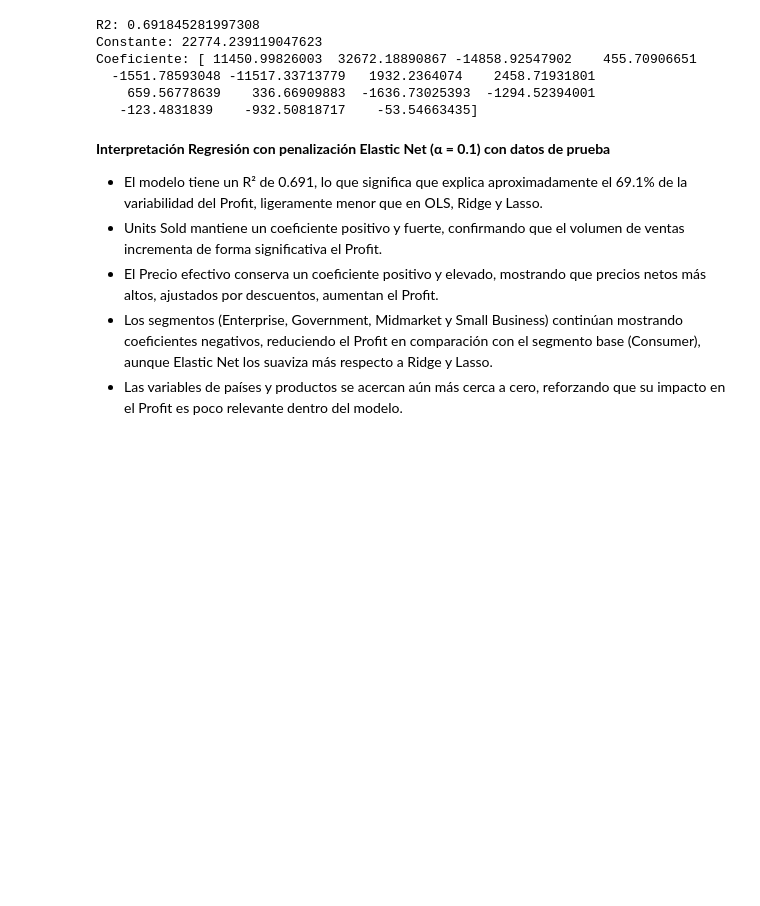
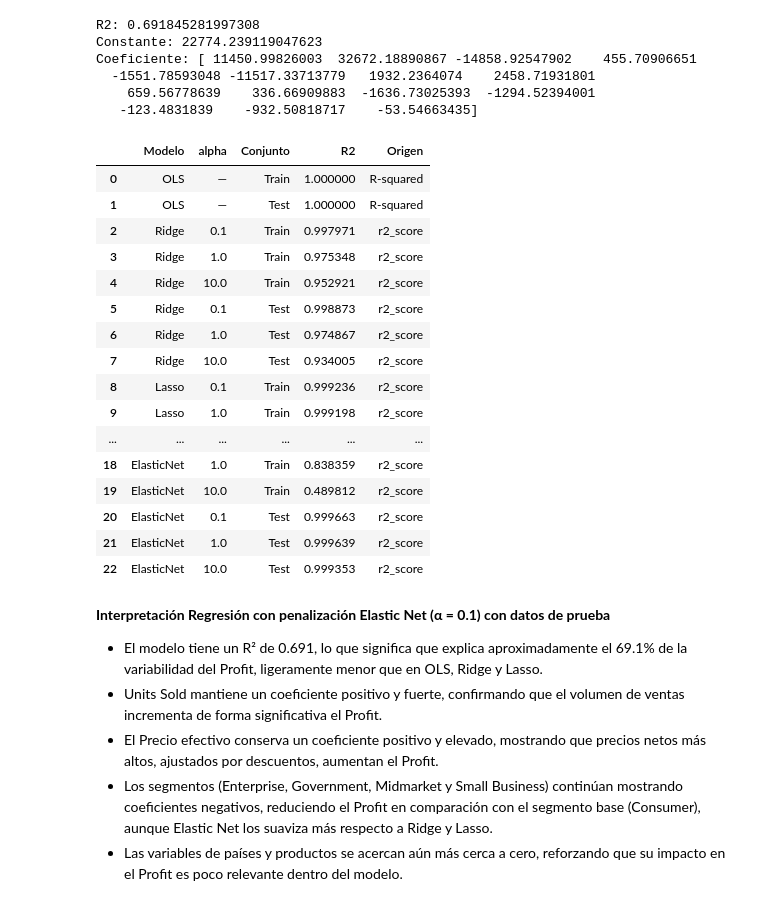
Before and after one commit to GonzaloCanoP/P01-Proyecto-Lab-Aprednizaje-Estadistico, a Jupyter notebook: P01- Regresión (2).ipynb, the cells around one changed output. Drawn from its saved outputs; the diff is of its cells as text; code cells hidden in the pictures; blank space fills up the shorter version.

```diff
--- a/P01- Regresión (2).ipynb
+++ b/P01- Regresión (2).ipynb
@@ -1829,6 +1831,62 @@ Coeficiente: [ 11450.99826003  32672.18890867 -14858.92547902    455.70906651
   -1551.78593048 -11517.33713779   1932.2364074    2458.71931801
     659.56778639    336.66909883  -1636.73025393  -1294.52394001
    -123.4831839    -932.50818717    -53.54663435]
+# %%
+
+rows = [
+    ["OLS",             "—",    "Train", 1.000000000000, "R-squared"],
+    ["OLS",             "—",    "Test",  1.000000000000, "R-squared"],
+
+    # Ridge
+    ["Ridge",           0.1,    "Train", 0.9979710353907776, "r2_score"],
+    ["Ridge",           1.0,    "Train", 0.9753476291156992, "r2_score"],
+    ["Ridge",           10.0,   "Train", 0.9529214586240807, "r2_score"],
+    ["Ridge",           0.1,    "Test",  0.9988733957668651, "r2_score"],
+    ["Ridge",           1.0,    "Test",  0.9748671160591256, "r2_score"],
+    ["Ridge",           10.0,   "Test",  0.93400486663838715,"r2_score"],
+
+    # Lasso
+    ["Lasso",           0.1,    "Train", 0.9992360888943291, "r2_score"],
+    ["Lasso",           1.0,    "Train", 0.9991980219278226, "r2_score"],
+    ["Lasso",           10.0,   "Train", 0.9988330252987142, "r2_score"],
+    ["Lasso",           0.1,    "Test",  0.9996629060631375, "r2_score"],
+    ["Lasso",           1.0,    "Test",  0.9996389093732422, "r2_score"],
+    ["Lasso",           10.0,   "Test",  0.9993530157359914, "r2_score"],
+
+    # ElasticNet full
+    ["ElasticNet (full)", 0.1,  "Full",  0.99999782324975,   "r2_score"],
+    ["ElasticNet (full)", 1.0,  "Full",  0.999999996468273,  "r2_score"],
+    ["ElasticNet (full)", 10.0, "Full",  0.9999999970683007, "r2_score"],
+
+    # ElasticNet Train/Test
+    ["ElasticNet",      0.1,    "Train", 0.949287256903387,  "r2_score"],
+    ["ElasticNet",      1.0,    "Train", 0.8383589512203557, "r2_score"],
+    ["ElasticNet",      10.0,   "Train", 0.4898116672871923, "r2_score"],
+    ["ElasticNet",      0.1,    "Test",  0.9996629060631375, "r2_score"],
+    ["ElasticNet",      1.0,    "Test",  0.9996389093732422, "r2_score"],
+    ["ElasticNet",      10.0,   "Test",  0.9993530157359914, "r2_score"],
+]
+
+df = pd.DataFrame(rows, columns=["Modelo", "alpha", "Conjunto", "R2", "Origen"])
+df
+# %% [output]
+|  | Modelo | alpha | Conjunto | R2 | Origen |
+| 0 | OLS | — | Train | 1.000000 | R-squared |
+| 1 | OLS | — | Test | 1.000000 | R-squared |
+| 2 | Ridge | 0.1 | Train | 0.997971 | r2_score |
+| 3 | Ridge | 1.0 | Train | 0.975348 | r2_score |
+| 4 | Ridge | 10.0 | Train | 0.952921 | r2_score |
+| 5 | Ridge | 0.1 | Test | 0.998873 | r2_score |
+| 6 | Ridge | 1.0 | Test | 0.974867 | r2_score |
+| 7 | Ridge | 10.0 | Test | 0.934005 | r2_score |
+| 8 | Lasso | 0.1 | Train | 0.999236 | r2_score |
+| 9 | Lasso | 1.0 | Train | 0.999198 | r2_score |
+| ... | ... | ... | ... | ... | ... |
+| 18 | ElasticNet | 1.0 | Train | 0.838359 | r2_score |
+| 19 | ElasticNet | 10.0 | Train | 0.489812 | r2_score |
+| 20 | ElasticNet | 0.1 | Test | 0.999663 | r2_score |
+| 21 | ElasticNet | 1.0 | Test | 0.999639 | r2_score |
+| 22 | ElasticNet | 10.0 | Test | 0.999353 | r2_score |
 # %% [markdown]
 **Interpretación Regresión con penalización Elastic Net (α = 0.1) con datos de prueba**
 
```
Also changed, not shown: parts of 5 cells of this notebook.
